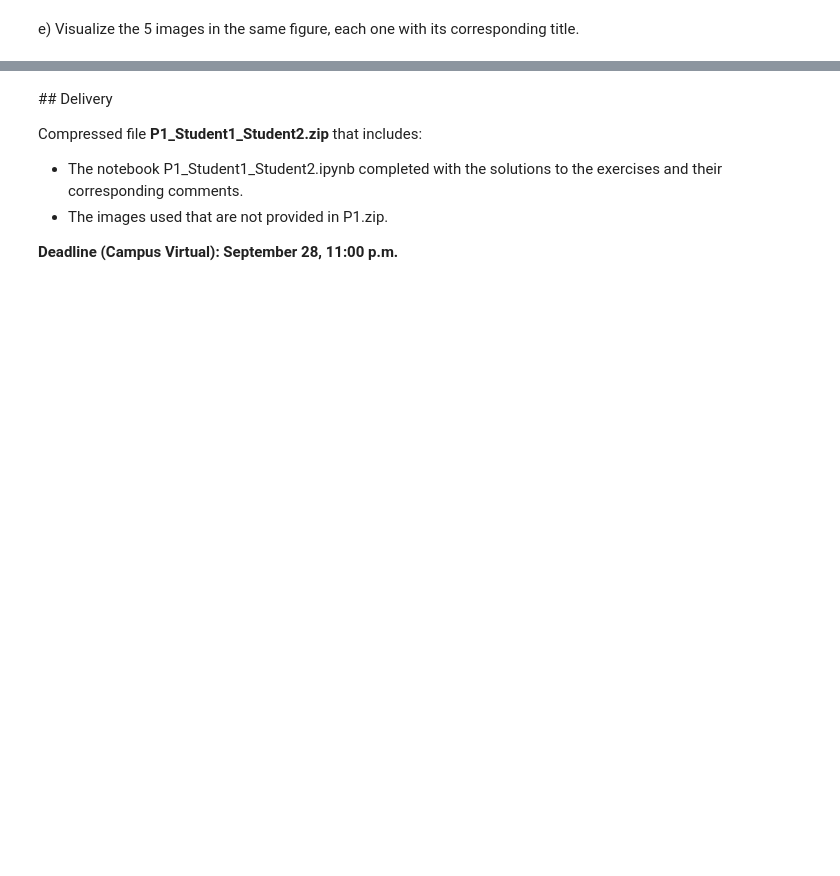
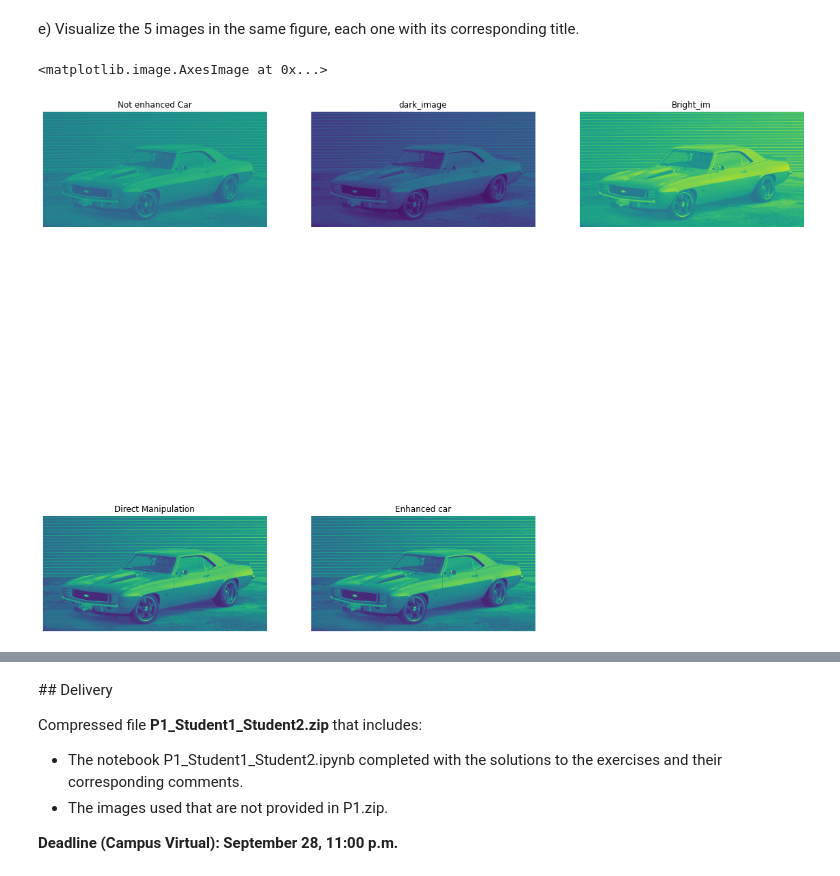
Before and after one commit to PauSolerValades/VA, a Jupyter notebook: Practica1/p1_2021_2022.ipynb, the cells around one changed output, grey strips where cells are left out. Saved outputs shown, nothing was run; the diff lists cells and outputs as text; code cells hidden in the pictures; blank space fills up the shorter version.

```diff
--- a/Practica1/p1_2021_2022.ipynb
+++ b/Practica1/p1_2021_2022.ipynb
@@ -347,3 +345,33 @@ e) Visualize the 5 images in the same figure, each one with its corresponding ti
+# %%
+fig = plt.figure(figsize=(20,20))
+
+fig.add_subplot(2,3,1)
+plt.imshow(car, vmax=255, vmin=0)
+plt.axis('off')
+plt.title('Not enhanced Car')
+
+fig.add_subplot(2,3,2)
+plt.imshow(dark_image, vmax=255, vmin=0)
+plt.axis('off')
+plt.title('dark_image')
+
+fig.add_subplot(2,3,3)
+plt.imshow(bright_im, vmax=255, vmin=0)
+plt.axis('off')
+plt.title('Bright_im')
+
+fig.add_subplot(2,3,4)
+plt.imshow(result, vmax=255, vmin=0)
+plt.axis('off')
+plt.title('Direct Manipulation')
+
+fig.add_subplot(2,3,5)
+plt.axis('off')
+plt.title('Enhanced car')
+plt.imshow(result)
+# %% [output]
+<matplotlib.image.AxesImage at 0x...>
+[figure, added]
 # %% [markdown]
 ### 1.7 Masks and logical image manipulation
 
```
Also changed, not shown: parts of 4 cells of this notebook, 1 other file.
